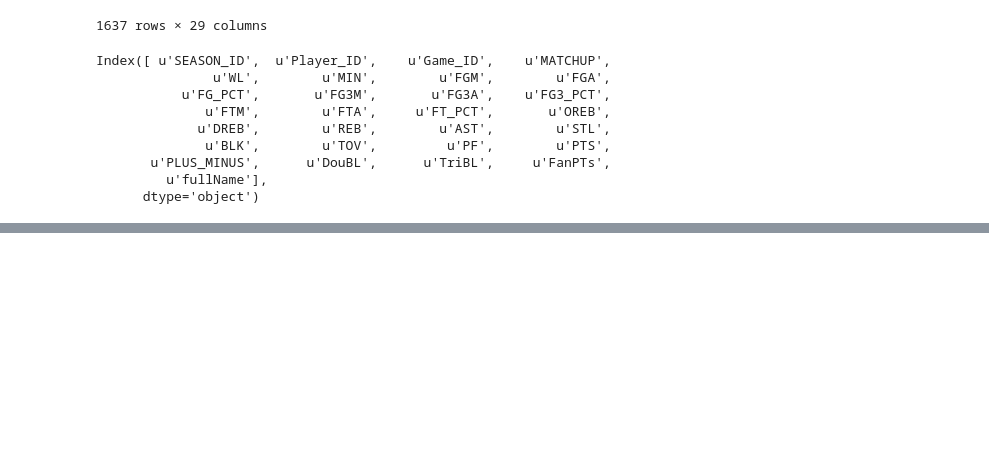
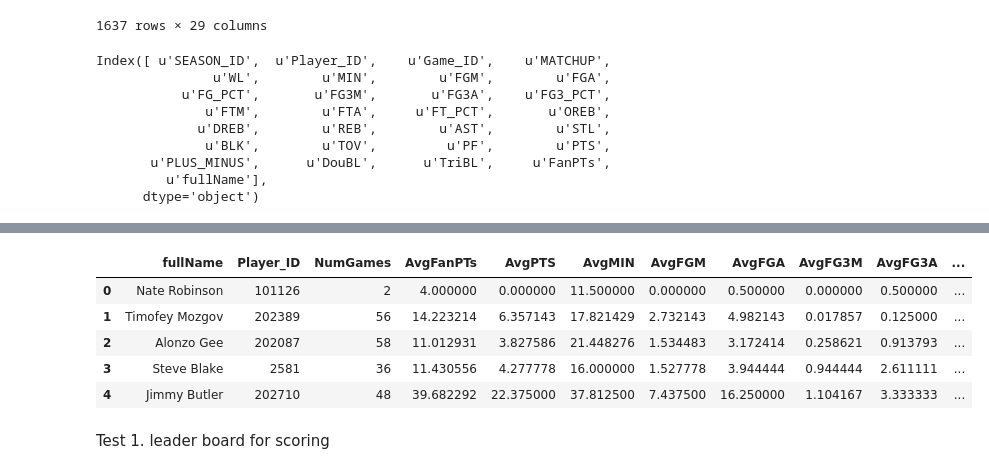
Before and after one commit to jpzhangvincent/NBAFantasySportBetting-ML-project, a Jupyter notebook: Data Munging& EDA/EDA for Player Game Logs.ipynb, the cells around one changed output, grey strips where cells are left out. Cells and saved outputs as stored; diff of their text form; code cells hidden in the pictures; blank space fills up the shorter version.

```diff
--- a/Data Munging& EDA/EDA for Player Game Logs.ipynb
+++ b/Data Munging& EDA/EDA for Player Game Logs.ipynb
@@ -285,0 +287,30 @@ def aggr_stats(date):
+# %%
+def aggr_stats(date):
+    interest_columns = ['fullName','Player_ID','MIN','PTS','FGM','FGA', 'FG3M','FG3A', \
+                        'REB','AST','STL','TOV','PLUS_MINUS','DouBL','TriBL','FanPTs']
+    tmp = allplayerFantasyGameLogs.ix['10/27/2015':date]
+    tmp.grouped = tmp[interest_columns].reset_index().groupby('fullName')
+
+    def aggr(group):
+        group['NumGames'] = group['fullName'].count()
+        group['AvgFanPTs'] = group['FanPTs'].mean()
+        group['AvgPTS'] = group['PTS'].mean()
+        group['AvgMIN'] = group['MIN'].mean()
+        group['AvgFGM'] = group['FGM'].mean()
+        group['AvgFGA'] = group['FGA'].mean()
+        group['AvgFG3M'] = group['FG3M'].mean()
+        group['AvgFG3A'] = group['FG3A'].mean()
+        group['AvgREB'] = group['REB'].mean()
+        group['AvgAST'] = group['AST'].mean()
+        group['AvgSTL'] = group['STL'].mean()
+        group['AvgTOV'] = group['TOV'].mean()
+        group['AvgPLUS_MINUS'] = group['PLUS_MINUS'].mean()
+        group['NumDouBL'] = group['DouBL'].sum()
+        group['NumTriBL'] = group['TriBL'].sum()
+
+        return group
+
+    Newdf = tmp.grouped.apply(aggr)
+    Newdf = Newdf.drop(['GAME_DATE','MIN','PTS','FGM','FGA', 'FG3M','FG3A','REB','AST','STL','TOV','PLUS_MINUS','DouBL','TriBL','FanPTs'],axis=1)
+
+    return(Newdf)
@@ -285,0 +319,11 @@ def aggr_stats(date):
+# %%
+PlayerFeaturesTable_02_29_2016 = aggr_stats('2/29/2016')
+# %%
+PlayerFeaturesTable_02_29_2016.head()
+# %% [output]
+|  | fullName | Player_ID | NumGames | AvgFanPTs | AvgPTS | AvgMIN | AvgFGM | AvgFGA | AvgFG3M | AvgFG3A | ... |
+| 0 | Nate Robinson | 101126 | 2 | 4.000000 | 0.000000 | 11.500000 | 0.000000 | 0.500000 | 0.000000 | 0.500000 | ... |
+| 1 | Timofey Mozgov | 202389 | 56 | 14.223214 | 6.357143 | 17.821429 | 2.732143 | 4.982143 | 0.017857 | 0.125000 | ... |
+| 2 | Alonzo Gee | 202087 | 58 | 11.012931 | 3.827586 | 21.448276 | 1.534483 | 3.172414 | 0.258621 | 0.913793 | ... |
+| 3 | Steve Blake | 2581 | 36 | 11.430556 | 4.277778 | 16.000000 | 1.527778 | 3.944444 | 0.944444 | 2.611111 | ... |
+| 4 | Jimmy Butler | 202710 | 48 | 39.682292 | 22.375000 | 37.812500 | 7.437500 | 16.250000 | 1.104167 | 3.333333 | ... |
@@ -291,0 +343,2 @@ def get_leader_board(att):
+# %% [markdown]
+Test 1. leader board for scoring
```
Also changed, not shown: parts of 14 cells of this notebook.
